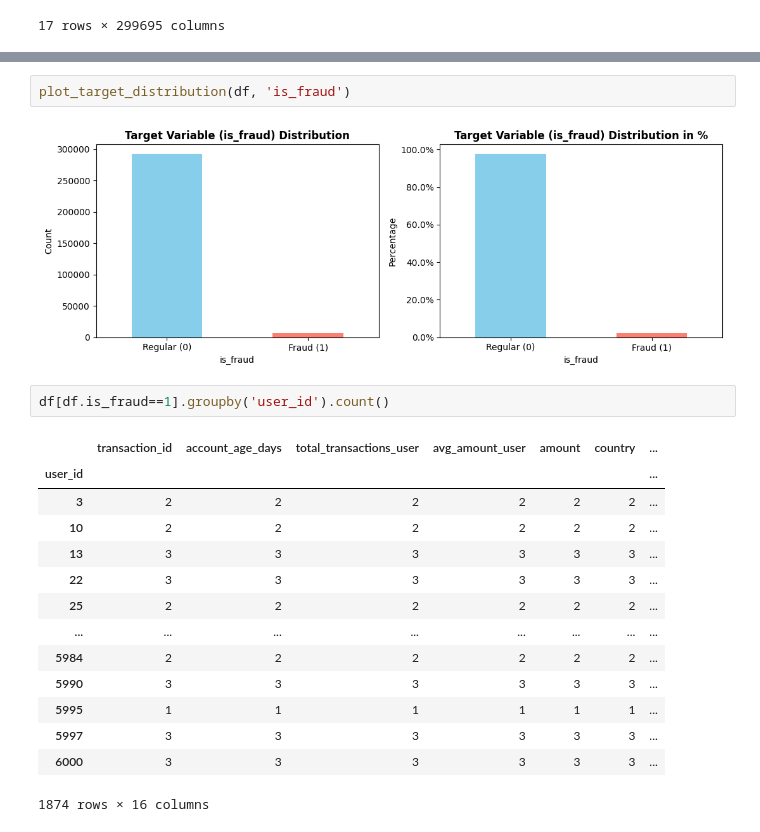
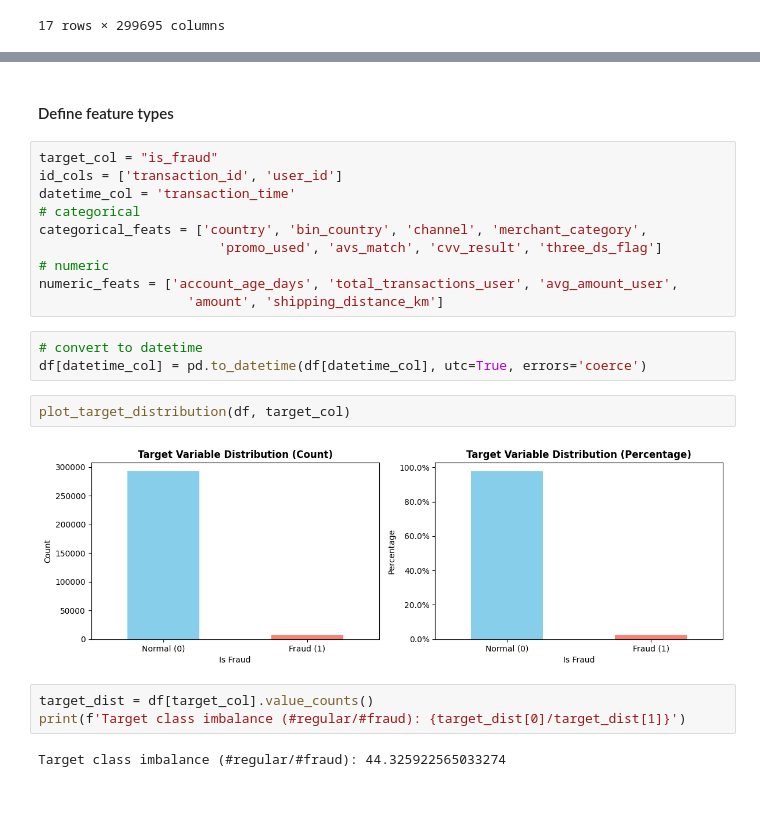
Before and after one commit to denshe/ecom-fraud-detection, a Jupyter notebook: fraud_transactions_eda.ipynb, the cells around one changed output, grey strips where cells are left out. Cells and saved outputs as stored; diff of their text form; blank space fills up the shorter version.

```diff
--- a/fraud_transactions_eda.ipynb
+++ b/fraud_transactions_eda.ipynb
@@ -93,24 +370,27 @@ Data columns (total 17 columns):
  16  is_fraud                 299695 non-null  int64
 dtypes: float64(3), int64(9), object(5)
 memory usage: 38.9+ MB
+# %% [markdown]
+#### Define feature types
+# %%
+target_col = "is_fraud"
+id_cols = ['transaction_id', 'user_id']
+datetime_col = 'transaction_time'
+# categorical
+categorical_feats = ['country', 'bin_country', 'channel', 'merchant_category',
+                       'promo_used', 'avs_match', 'cvv_result', 'three_ds_flag']
+# numeric
+numeric_feats = ['account_age_days', 'total_transactions_user', 'avg_amount_user',
+                   'amount', 'shipping_distance_km']
+# %%
+# convert to datetime
+df[datetime_col] = pd.to_datetime(df[datetime_col], utc=True, errors='coerce')
 # %%
-plot_target_distribution(df, 'is_fraud')
+plot_target_distribution(df, target_col)
 # %% [output]
-[figure, old version]
+[figure, new version]
-# %%
-df[df.is_fraud==1].groupby('user_id').count()
-# %% [output]
-|  | transaction_id | account_age_days | total_transactions_user | avg_amount_user | amount | country | ... |
-| user_id |  |  |  |  |  |  | ... |
-| 3 | 2 | 2 | 2 | 2 | 2 | 2 | ... |
-| 10 | 2 | 2 | 2 | 2 | 2 | 2 | ... |
-| 13 | 3 | 3 | 3 | 3 | 3 | 3 | ... |
-| 22 | 3 | 3 | 3 | 3 | 3 | 3 | ... |
-| 25 | 2 | 2 | 2 | 2 | 2 | 2 | ... |
-| ... | ... | ... | ... | ... | ... | ... | ... |
-| 5984 | 2 | 2 | 2 | 2 | 2 | 2 | ... |
-| 5990 | 3 | 3 | 3 | 3 | 3 | 3 | ... |
-| 5995 | 1 | 1 | 1 | 1 | 1 | 1 | ... |
-| 5997 | 3 | 3 | 3 | 3 | 3 | 3 | ... |
-| 6000 | 3 | 3 | 3 | 3 | 3 | 3 | ... |
-1874 rows × 16 columns
+# %%
+target_dist = df[target_col].value_counts()
+print(f'Target class imbalance (#regular/#fraud): {target_dist[0]/target_dist[1]}')
+# %% [output]
+Target class imbalance (#regular/#fraud): 44.325922565033274
```
Also changed, not shown: parts of 20 cells of this notebook.
